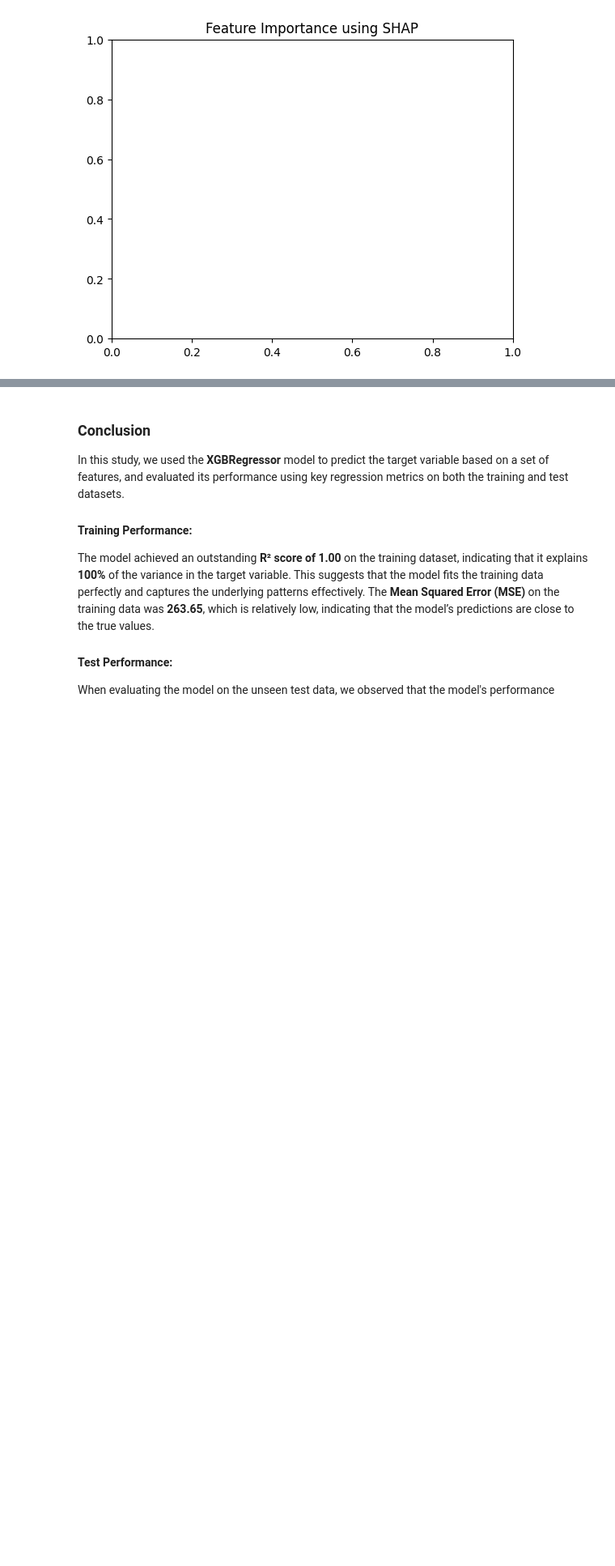
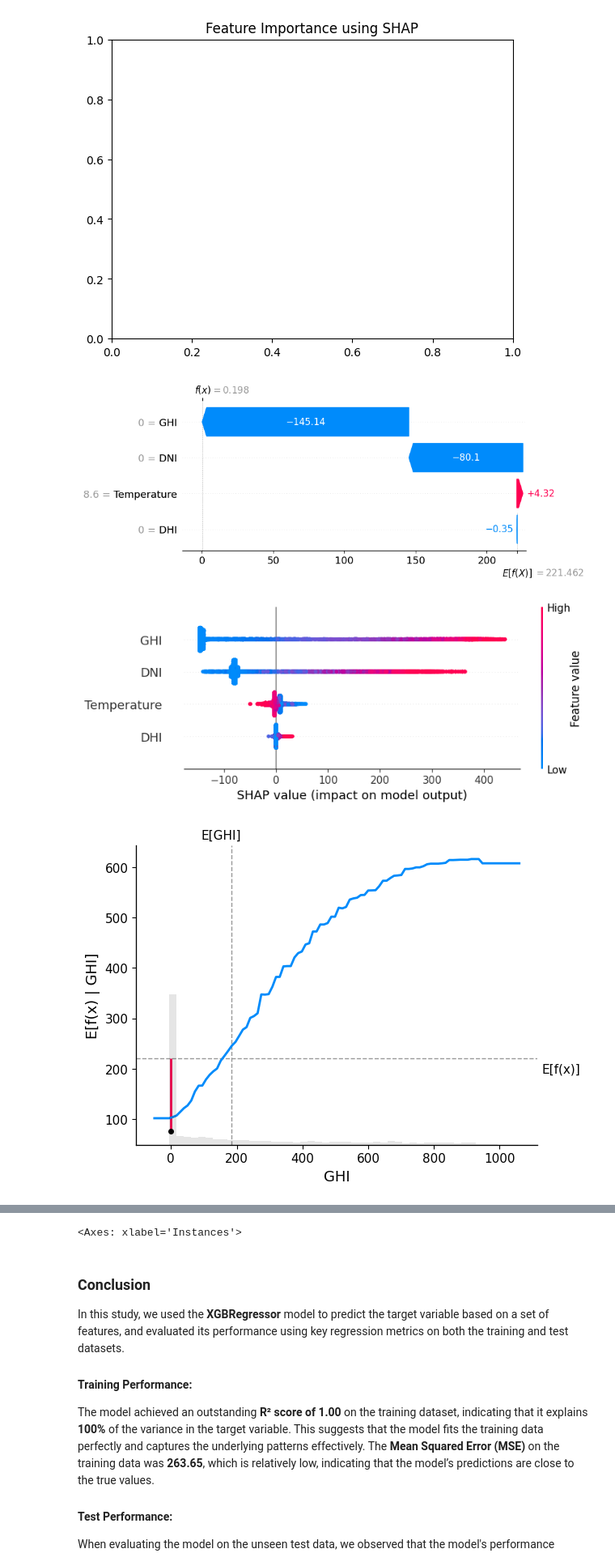
Before and after one commit to giutala/aee_2425, a Jupyter notebook: xgboost_model.ipynb, the cells around one changed output, grey strips where cells are left out. Shown at 81% size. Saved outputs shown, nothing was run; the diff lists cells and outputs as text; code cells hidden in the pictures; blank space fills up the shorter version.

Commit message:
playing around with SHAP

```diff
--- a/xgboost_model.ipynb
+++ b/xgboost_model.ipynb
@@ -359,3 +359,33 @@ plt.show()
 # %% [output]
 [figure]
 [figure]
+# %%
+# Step 5: Waterfall plot for a single sample
+sample_ind = 0  # Index of the sample you want to plot
+shap.plots.waterfall(shap_values[sample_ind], max_display=14)
+
+# Step 6: Beeswarm plot for all features
+shap.plots.beeswarm(shap_values)
+
+# Step 7: Partial dependence plot (PDP) for a specific feature ("MedInc" in this case)
+# Use SHAP values for a sample (to overlay with partial dependence plot)
+fig, ax = shap.partial_dependence_plot(
+    "GHI",  # You can change this to any feature from your dataset
+    xgb_model.predict,
+    X_train,  # Your feature data
+    model_expected_value=True,
+    feature_expected_value=True,
+    show=False,
+    ice=False,
+    shap_values=shap_values[sample_ind : sample_ind + 1, :],
+)
+
+# Step 8: SHAP Scatter Plot for a specific feature (e.g., 'GHI')
+shap.plots.scatter(shap_values[:, "GHI"], color=shap_values)
+
+# Step 9: Heatmap for a subset of the data
+shap.plots.heatmap(shap_values[:1000])  # You can adjust this slice
+# %% [output]
+[figure, added]
+[figure, added]
+[figure, added]
@@ -362,3 +394,4 @@ plt.show()
+<Axes: xlabel='Instances'>
 # %% [markdown]
 ### **Conclusion**
 
```
Also changed, not shown: parts of 1 cell of this notebook.
